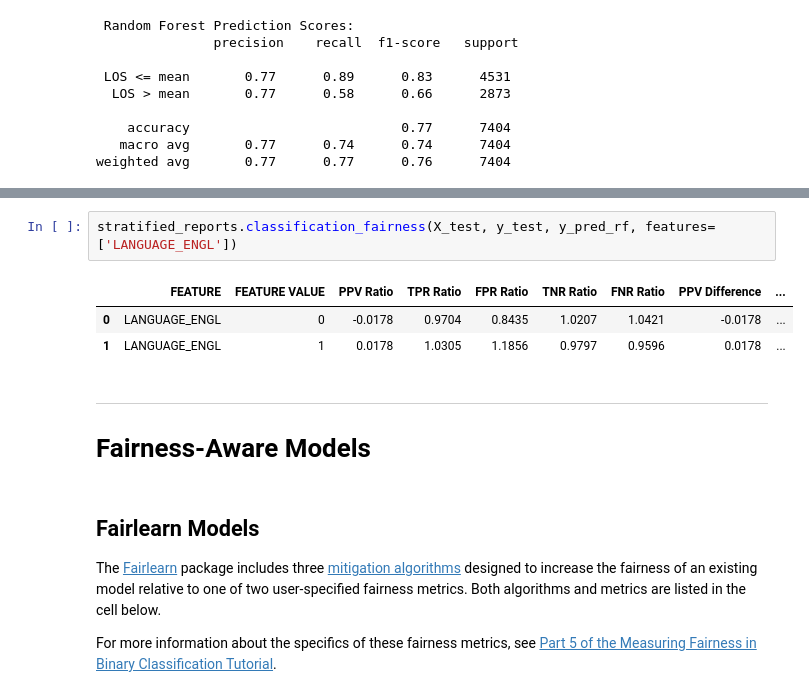
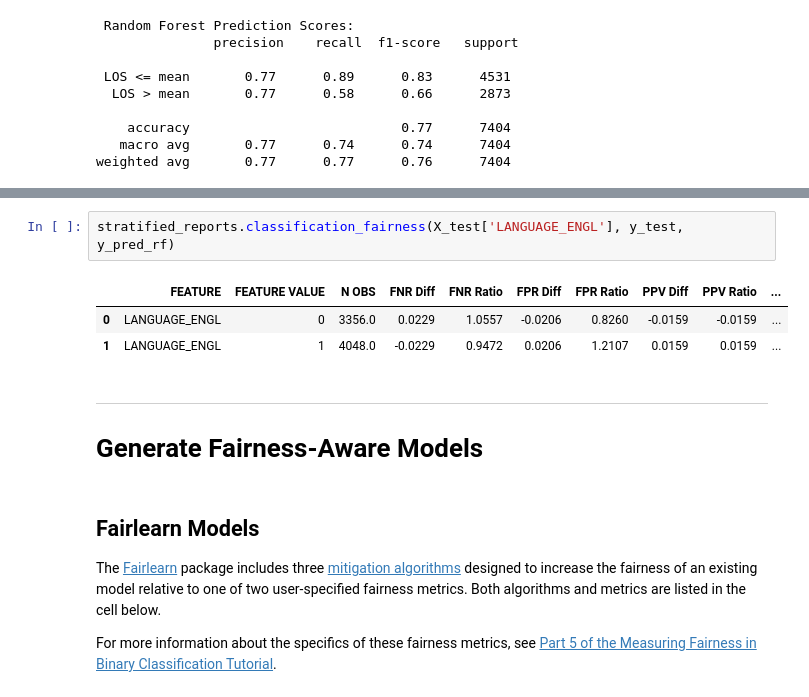
Before and after one commit to KenSciResearch/fairMLHealth, a Jupyter notebook: tutorials_and_examples/Example-Template-BinaryClassificationAssessment.ipynb, the cells around one changed output, grey strips where cells are left out. Drawn from its saved outputs; the diff is of its cells as text.

```diff
--- a/tutorials_and_examples/Example-Template-BinaryClassificationAssessment.ipynb
+++ b/tutorials_and_examples/Example-Template-BinaryClassificationAssessment.ipynb
@@ -128,12 +153,12 @@ stratified_reports.classification_performance(X_test, y_test, y_pred_rf, feature
 # %%
-stratified_reports.classification_fairness(X_test, y_test, y_pred_rf, features=['LANGUAGE_ENGL'])
+stratified_reports.classification_fairness(X_test['LANGUAGE_ENGL'], y_test, y_pred_rf)
 # %% [output]
-|  | FEATURE | FEATURE VALUE | PPV Ratio | TPR Ratio | FPR Ratio | TNR Ratio | FNR Ratio | PPV Difference | ... |
-| 0 | LANGUAGE_ENGL | 0 | -0.0178 | 0.9704 | 0.8435 | 1.0207 | 1.0421 | -0.0178 | ... |
-| 1 | LANGUAGE_ENGL | 1 | 0.0178 | 1.0305 | 1.1856 | 0.9797 | 0.9596 | 0.0178 | ... |
+|  | FEATURE | FEATURE VALUE | N OBS | FNR Diff | FNR Ratio | FPR Diff | FPR Ratio | PPV Diff | PPV Ratio | ... |
+| 0 | LANGUAGE_ENGL | 0 | 3356.0 | 0.0229 | 1.0557 | -0.0206 | 0.8260 | -0.0159 | -0.0159 | ... |
+| 1 | LANGUAGE_ENGL | 1 | 4048.0 | -0.0229 | 0.9472 | 0.0206 | 1.2107 | 0.0159 | 0.0159 | ... |
 # %% [markdown]
 ----
-# Fairness-Aware Models <a id="part2"></a>
+# Generate Fairness-Aware Models <a name="part2"></a>
 # %% [markdown]
 ## Fairlearn Models
 
```
Also changed, not shown: parts of 21 cells of this notebook, 14 other files.
